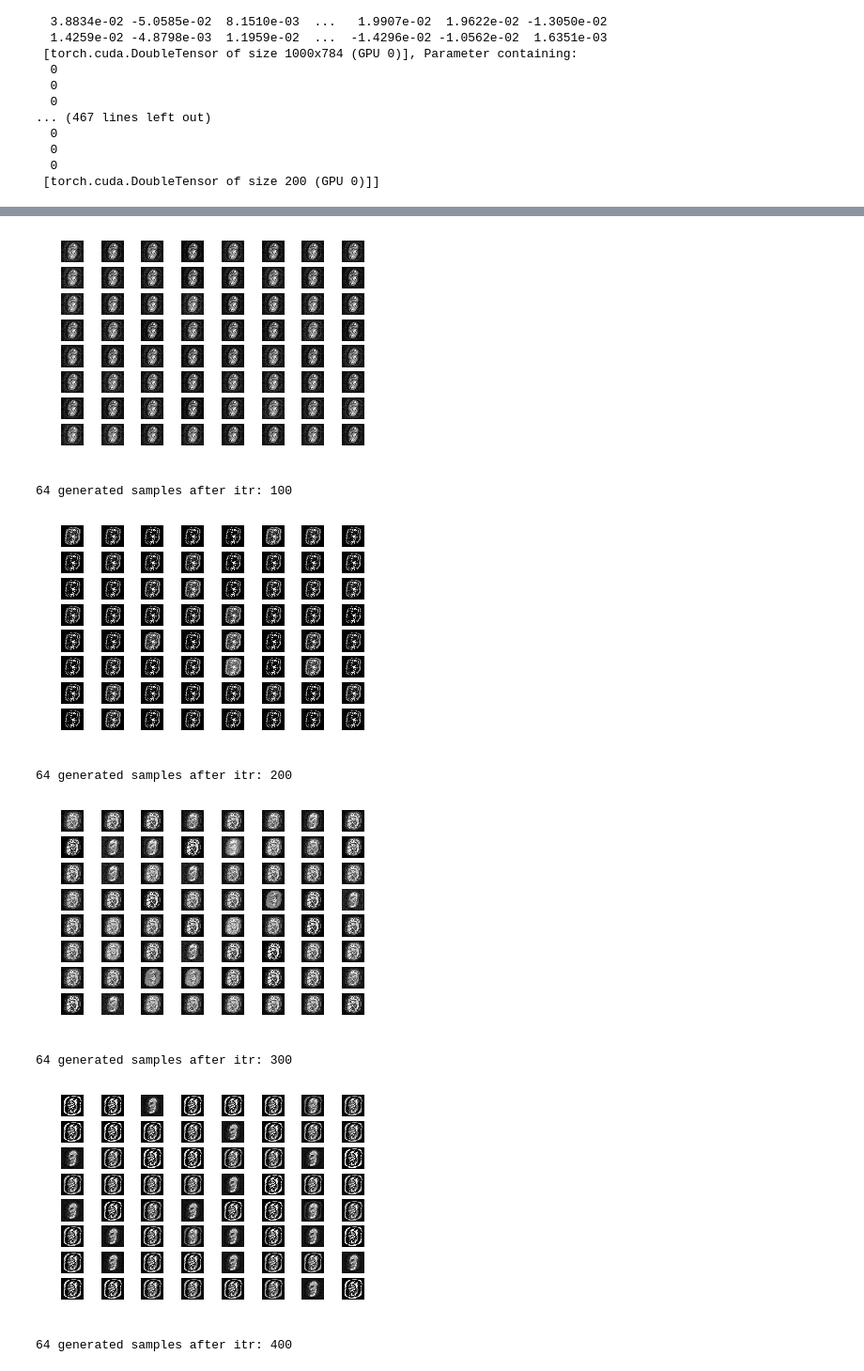
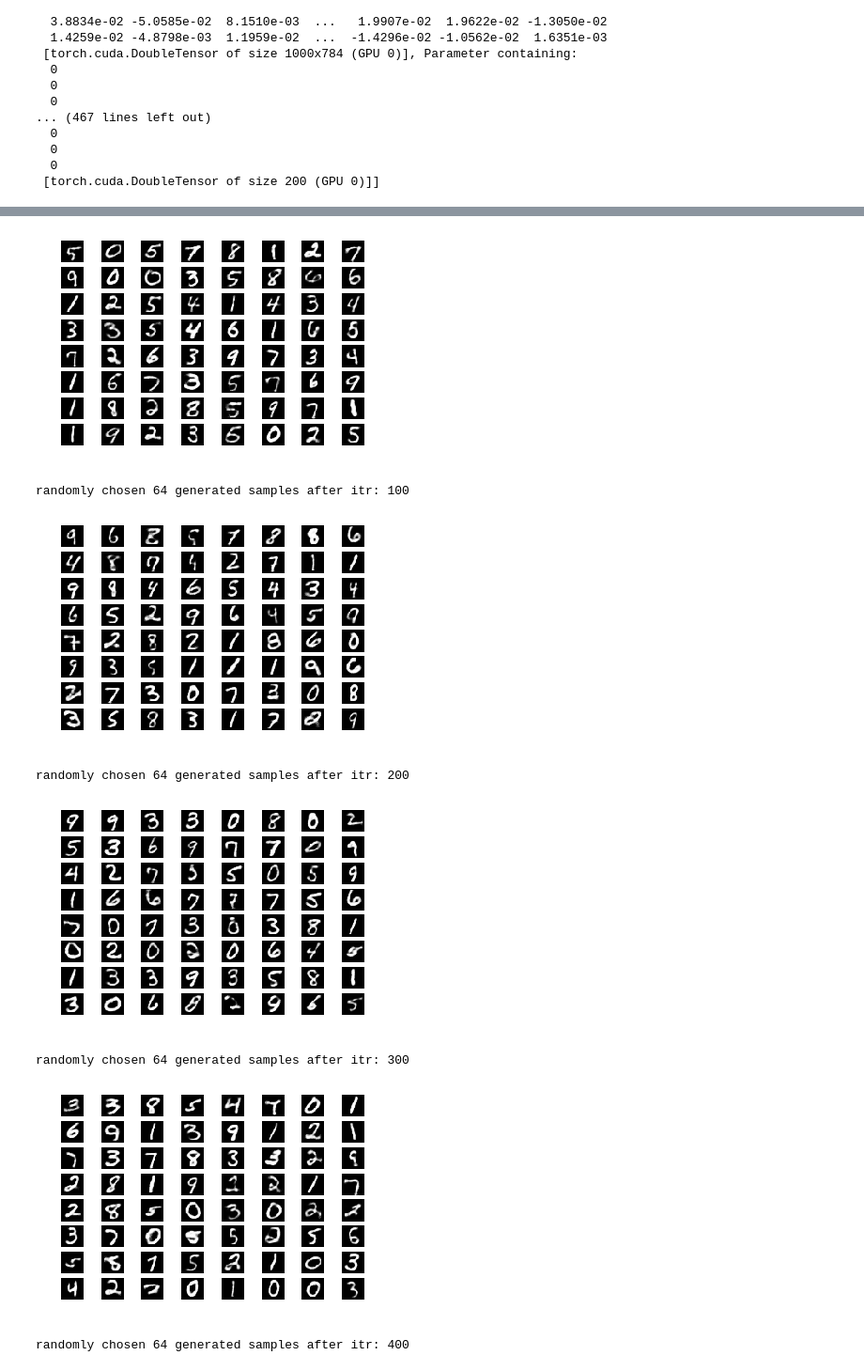
Before and after one commit to udion/generative_models, a Jupyter notebook: VAEs/VAE.ipynb, the cells around one changed output, grey strips where cells are left out. Shown: that part at 94% size. Saved outputs shown, nothing was run; the diff lists cells and outputs as text; code cells hidden in the pictures.

Commit message:
vanila vae with an example  of testing of decoder on random latenet vector

```diff
--- a/VAEs/VAE.ipynb
+++ b/VAEs/VAE.ipynb
@@ -48,22 +52,19 @@ class Encoder(tchnn.Module):
 # %%
 class Decoder(tchnn.Module):
-    def __init__(self):
-        super(Decoder, self).__init__()
-        self.L1 = tchnn.Linear(d_inp_dim, n_hidden)
-        self.L2 = tchnn.Linear(n_hidden, n_hidden)
-        self.Ou = tchnn.Linear(n_hidden, d_out_dim)
+	def __init__(self):
+		super(Decoder, self).__init__()
+		self.L1 = tchnn.Linear(d_inp_dim, n_hidden)
+		#self.L2 = tchnn.Linear(n_hidden, n_hidden)
+		self.Ou = tchnn.Linear(n_hidden, d_out_dim)
 
-    def forward(self, x):
-        #print('yay')
-        #print('dbg: {}'.format(x.size()))
-        x = F.relu(self.L1(x))
-        #print('dbg: {}'.format(x.size()))
-        x = F.relu(self.L2(x))
-        x = F.sigmoid(self.Ou(x))
-        return x
+	def forward(self, x):
+		x = F.relu(self.L1(x))
+		#x = F.relu(self.L2(x))
+		x = F.sigmoid(self.Ou(x))
+		return x
 
-    def name(self):
-        return 'Decoder'
+	def name(self):
+		return 'Decoder'
 # %%
 #xavier weight initialisation, suggested to be good
 def wt_init(m):
@@ -205,17 +184,19 @@ def sample_z(mu, sig):
 for itr in range(n_iter):
     X = next(MNISTd)
     X = Variable(tch.from_numpy(X).cuda())
-    #print(X.size())
     #through the encoder
+    E.zero_grad()
     z_mu, z_log_sig = E(X)
     z = sample_z(z_mu, z_log_sig)
+
     #through the decoder
     z = z.cuda()
-
+    D.zero_grad()
     d_out = D(z)
     #loss
     recon_loss = F.binary_cross_entropy(d_out, X)
     KL_div = tch.mean(0.5 * tch.sum(tch.exp(z_log_sig) + z_mu**2 - 1. - z_log_sig, 1))
+    KL_div /= BATCHSZ*28*28 # <- learnt a lesson, constansdo matter, kind of like units
     loss = recon_loss + KL_div
 
     loss.backward()
@@ -223,6 +204,12 @@ for itr in range(n_iter):
 
     #print results sometimes
     if itr%100 == 0:
-        print('64 generated samples after itr: {}'.format(itr))
-        plotter(d_out.data.cpu().numpy()[0:64,:])
+        #print('64 generated samples after itr: {}'.format(itr))
+        print('randomly chosen 64 generated samples after itr: {}'.format(itr))
+        d = d_out.data.cpu().numpy()[0:64,:]
+        d = d.reshape(-1,1,28,28)
+        d1 = list(d)
+        d1 = random.sample(d1, 64)
+        d = np.array(d1)
+        plotter(d)
 # %% [output]
@@ -230,8 +217,8 @@ for itr in range(n_iter):
-[figure, old version]
+[figure, new version]
-64 generated samples after itr: 100
+randomly chosen 64 generated samples after itr: 100
-[figure, old version]
+[figure, new version]
-64 generated samples after itr: 200
+randomly chosen 64 generated samples after itr: 200
-[figure, old version]
+[figure, new version]
-64 generated samples after itr: 300
+randomly chosen 64 generated samples after itr: 300
-[figure, old version]
+[figure, new version]
-64 generated samples after itr: 400
+randomly chosen 64 generated samples after itr: 400
```
Also changed, not shown: parts of 8 cells of this notebook.
